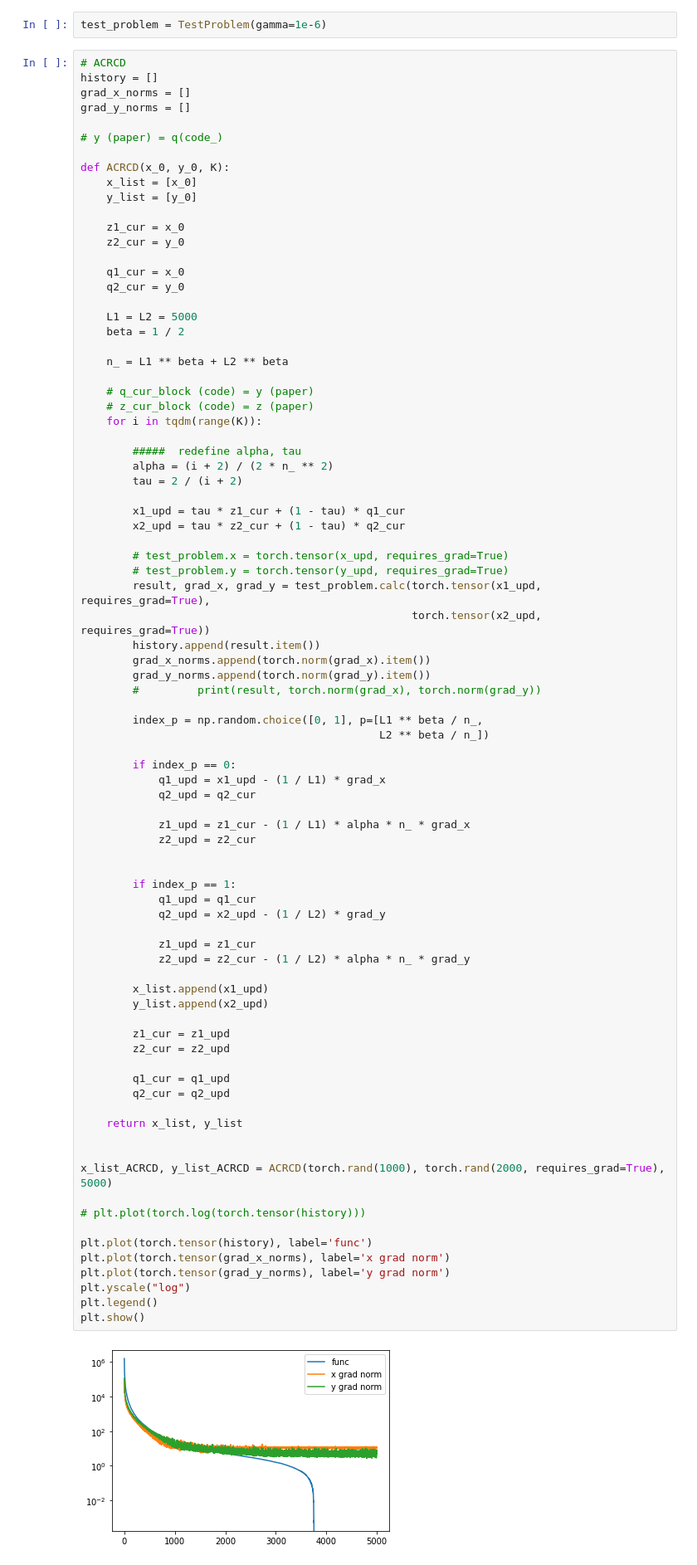
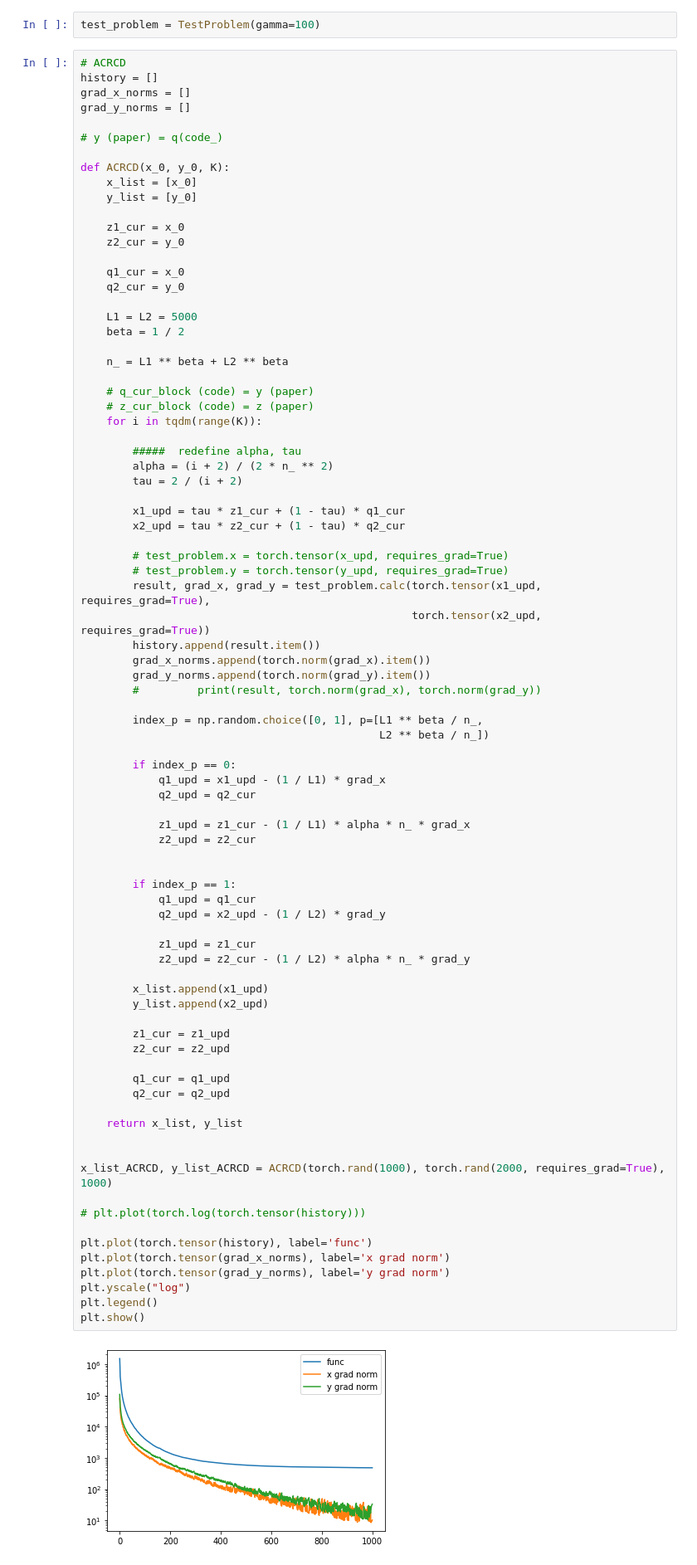
Before and after one commit to Lareton/transport_network_optimization, a Jupyter notebook: sample.ipynb, the cells around one changed output. Shown at 83% size. Cells and saved outputs as stored; diff of their text form.

```diff
--- a/sample.ipynb
+++ b/sample.ipynb
@@ -27,7 +27,7 @@ def nesterov(x_0, grad, L, mu, K):
 
     return x_list, y_list
 # %%
-test_problem = TestProblem(gamma=1e-6)
+test_problem = TestProblem(gamma=100)
 # %%
 # ACRCD
 history = []
@@ -84,32 +84,32 @@ def ACRCD(x_0, y_0, K):
 
         if index_p == 1:
             q1_upd = q1_cur
             q2_upd = x2_upd - (1 / L2) * grad_y
 
             z1_upd = z1_cur
             z2_upd = z2_cur - (1 / L2) * alpha * n_ * grad_y
 
         x_list.append(x1_upd)
         y_list.append(x2_upd)
 
         z1_cur = z1_upd
         z2_cur = z2_upd
 
         q1_cur = q1_upd
         q2_cur = q2_upd
 
     return x_list, y_list
 
 
-x_list_ACRCD, y_list_ACRCD = ACRCD(torch.rand(1000), torch.rand(2000, requires_grad=True), 5000)
+x_list_ACRCD, y_list_ACRCD = ACRCD(torch.rand(1000), torch.rand(2000, requires_grad=True), 1000)
 
 # plt.plot(torch.log(torch.tensor(history)))
 
 plt.plot(torch.tensor(history), label='func')
 plt.plot(torch.tensor(grad_x_norms), label='x grad norm')
 plt.plot(torch.tensor(grad_y_norms), label='y grad norm')
 plt.yscale("log")
 plt.legend()
 plt.show()
 # %% [output]
-[figure, old version]
+[figure, new version]
```
Also changed, not shown: parts of 1 cell of this notebook.
